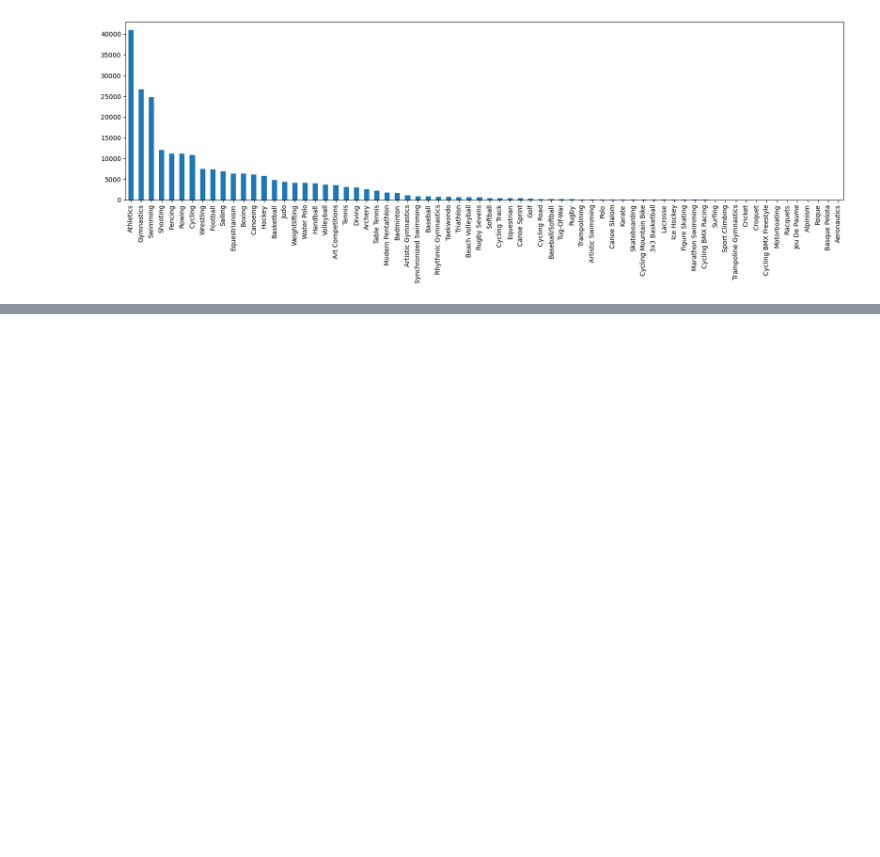
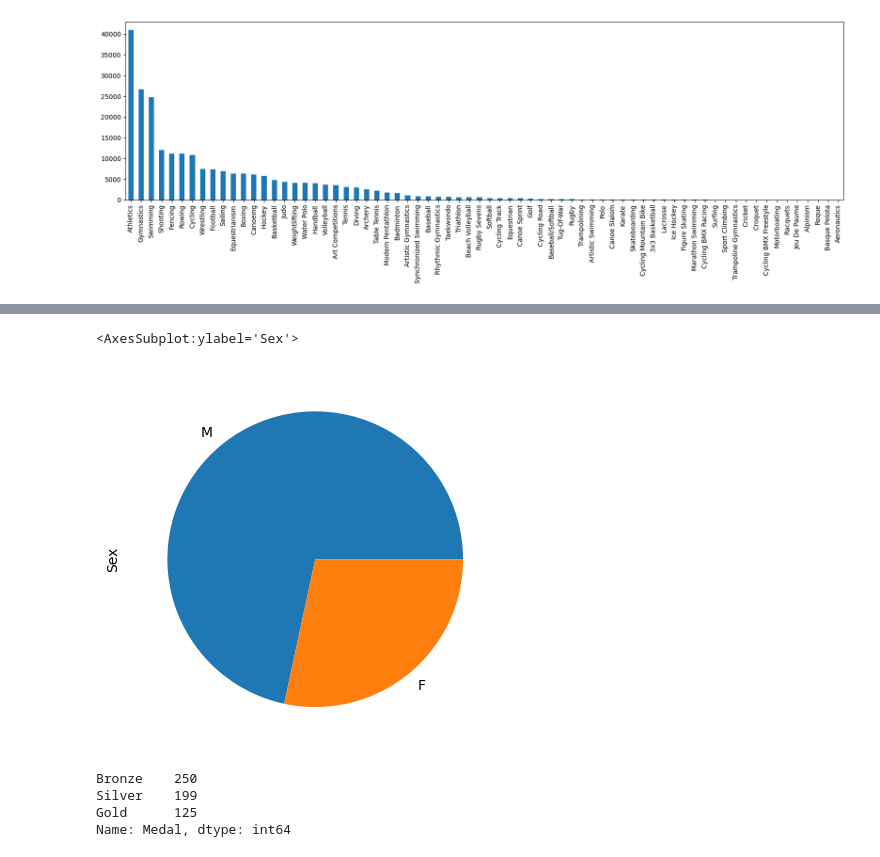
Before and after one commit to binda7/OG_pandas_pySpark_compare, a Jupyter notebook: Summer_Athletes_Olimpics_Analytics_Pandas_and_MatPlotLib.ipynb, the cells around one changed output, grey strips where cells are left out. Drawn from its saved outputs; the diff is of its cells as text; code cells hidden in the pictures; blank space fills up the shorter version.

```diff
--- a/Summer_Athletes_Olimpics_Analytics_Pandas_and_MatPlotLib.ipynb
+++ b/Summer_Athletes_Olimpics_Analytics_Pandas_and_MatPlotLib.ipynb
@@ -375,0 +435,18 @@ summer_athletes['Sport'].value_counts().plot(kind='bar', figsize=(20,5))
+# %%
+polish_athlets['Sex'].value_counts().plot(kind='pie')
+
+# Time 0.1s
+# %% [output]
+<AxesSubplot:ylabel='Sex'>
+[figure, added]
+# %%
+polish_IO2020 = polish_athlets['Medal'].value_counts()
+
+polish_IO2020
+
+# Time 0.0s
+# %% [output]
+Bronze    250
+Silver    199
+Gold      125
+Name: Medal, dtype: int64
```
Also changed, not shown: parts of 9 cells of this notebook.
